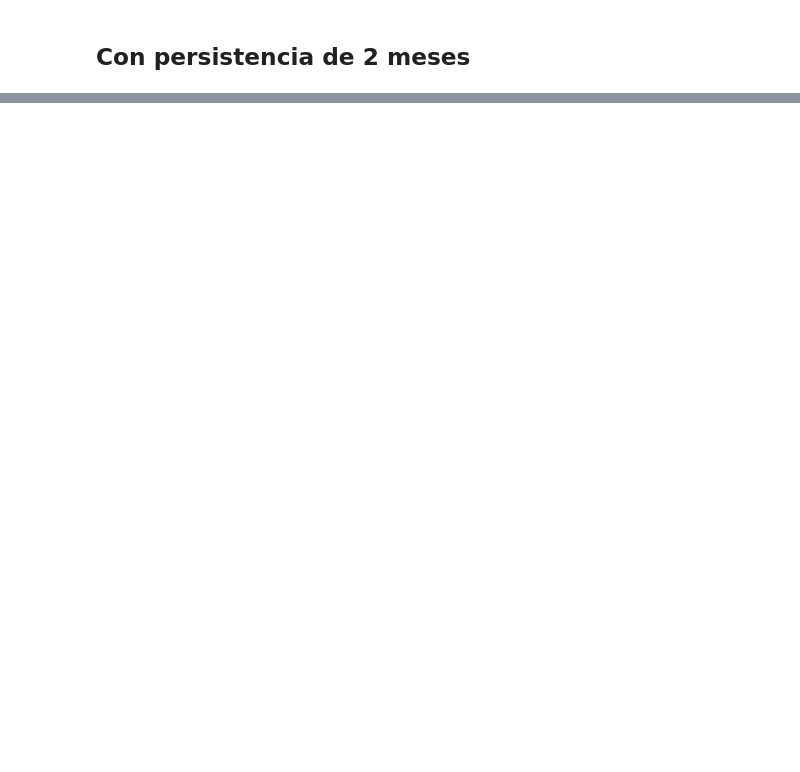
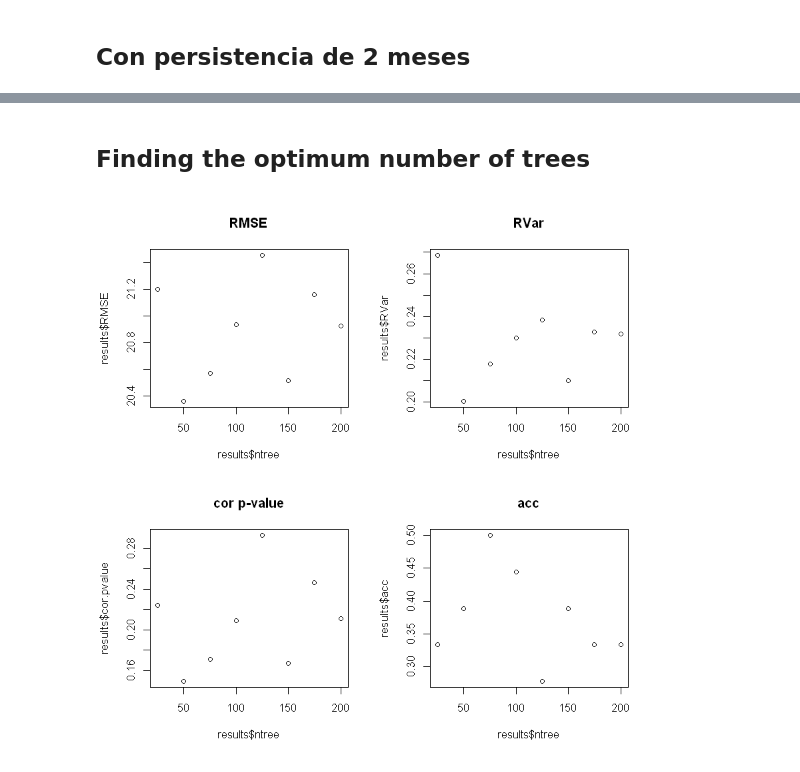
Before and after one commit to MarcosVM98/TFM, a Jupyter notebook: notebooks/Modelling_new.ipynb, the cells around one changed output, grey strips where cells are left out. Saved outputs shown, nothing was run; the diff lists cells and outputs as text; code cells hidden in the pictures; blank space fills up the shorter version.

Commit message:
Findidng the optimum number of trees and correcting the way of obtaining the tercile's accuracy

```diff
--- a/notebooks/Modelling_new.ipynb
+++ b/notebooks/Modelling_new.ipynb
@@ -587,3 +555,10 @@ colMeans(table1[,-c(1,2,3,12)])
 # %%
 table.lag.2 <- table
 save(table.lag.2, file = 'models_results_per_cluster_lag2.Rdata')
+# %% [markdown]
+## Finding the optimum number of trees
+# %%
+rf <- rf.obtention.plot(fireSeasonPer75_def, log1p(masked_ba_series), dates, corr.df,
+                  list(nina34, nao, poleur, ea, eawr, pna, scand, wp), 5, 1)
+# %% [output]
+[figure, added]
```
Also changed, not shown: parts of 28 cells of this notebook, 1 other file.
